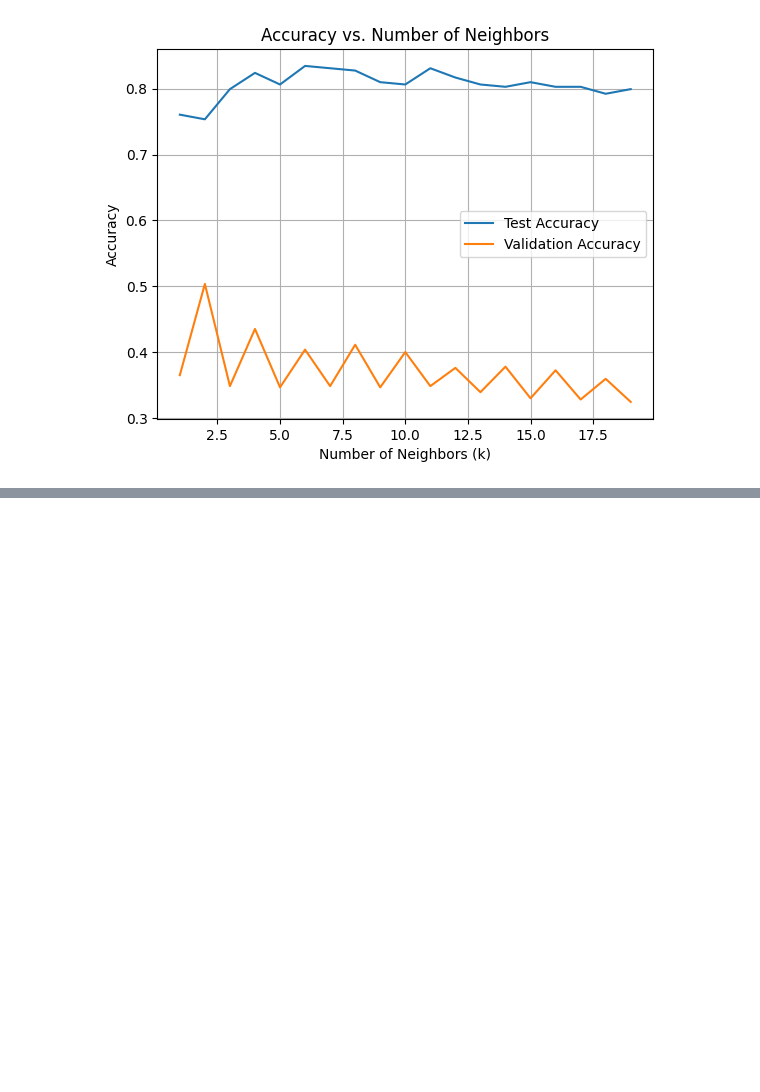
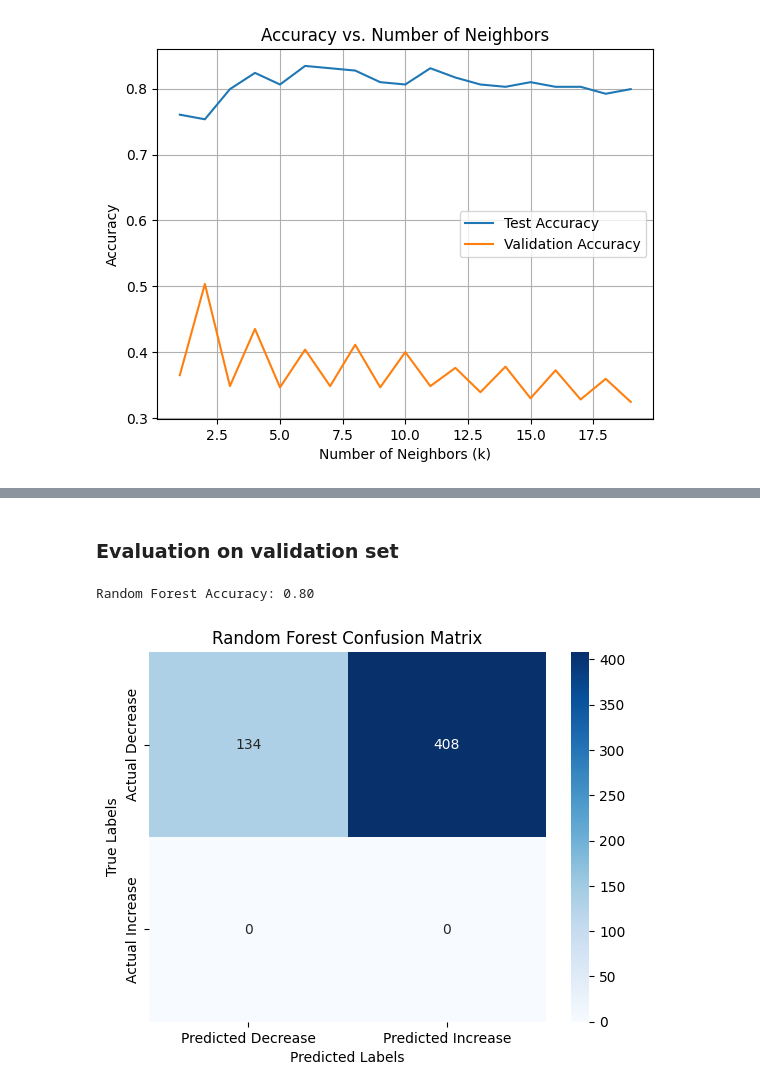
Before and after one commit to kingshuk7995/DS_first_year_project, a Jupyter notebook: training.ipynb, the cells around one changed output, grey strips where cells are left out. Drawn from its saved outputs; the diff is of its cells as text; code cells hidden in the pictures; blank space fills up the shorter version.

```diff
--- a/training.ipynb
+++ b/training.ipynb
@@ -271,0 +323,27 @@ plt.show()
+# %% [markdown]
+### Evaluation on validation set
+# %%
+y_pred_rf_val = rf_model.predict(X_val)
+y_pred_proba_rf_val = rf_model.predict_proba(X_val)[:, 1]  # Probabilities for the positive class
+
+# Calculate accuracy
+accuracy_rf_val = accuracy_score(y_val, y_pred_rf_val)
+print(f'Random Forest Accuracy: {accuracy_rf:.2f}')
+
+# Confusion matrix with improved labels
+conf_matrix_rf_val = confusion_matrix(y_val, y_pred_rf_val)
+sns.heatmap(
+    conf_matrix_rf_val,
+    annot=True,
+    fmt='d',
+    cmap='Blues',
+    xticklabels=['Predicted Decrease', 'Predicted Increase'],
+    yticklabels=['Actual Decrease', 'Actual Increase']
+)
+plt.xlabel('Predicted Labels')
+plt.ylabel('True Labels')
+plt.title('Random Forest Confusion Matrix')
+plt.show()
+# %% [output]
+Random Forest Accuracy: 0.80
+[figure, added]
```
Also changed, not shown: parts of 9 cells of this notebook.
